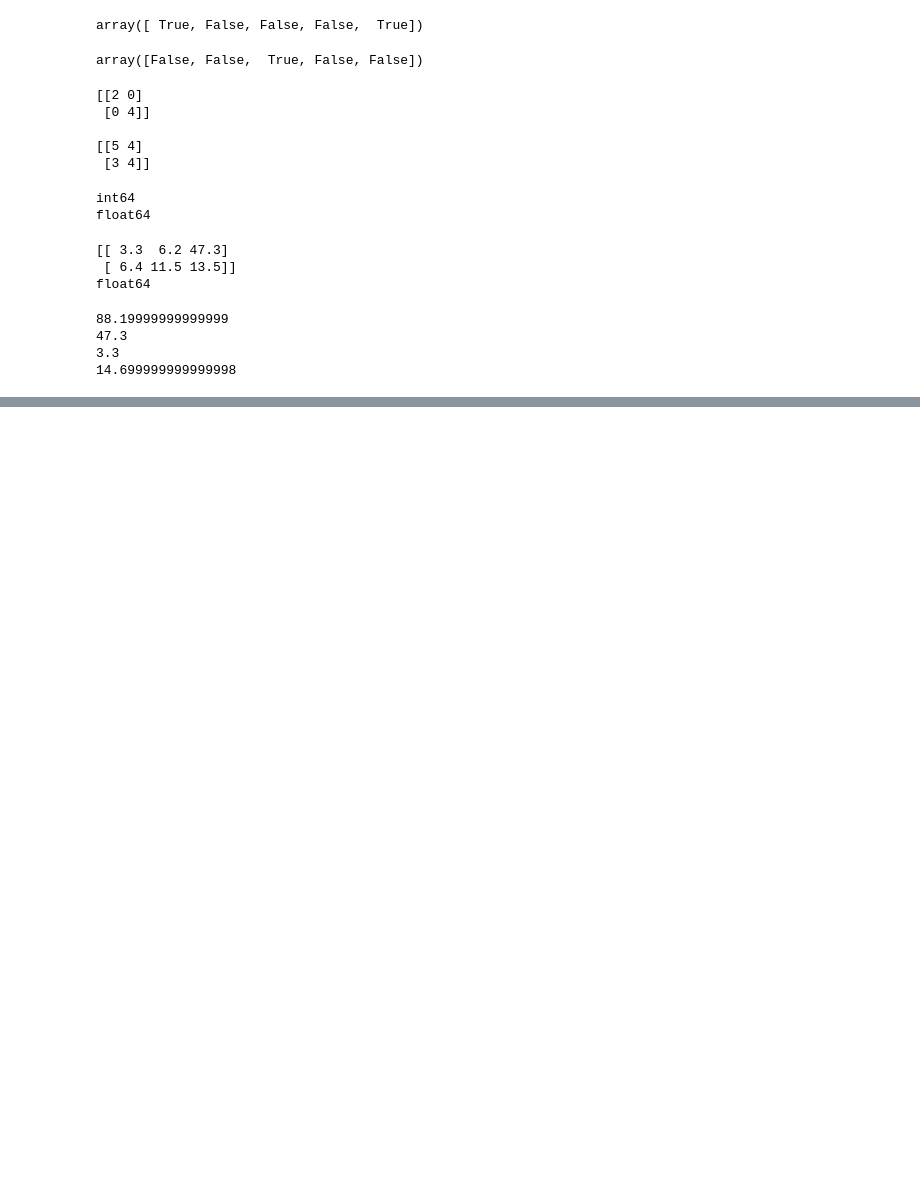
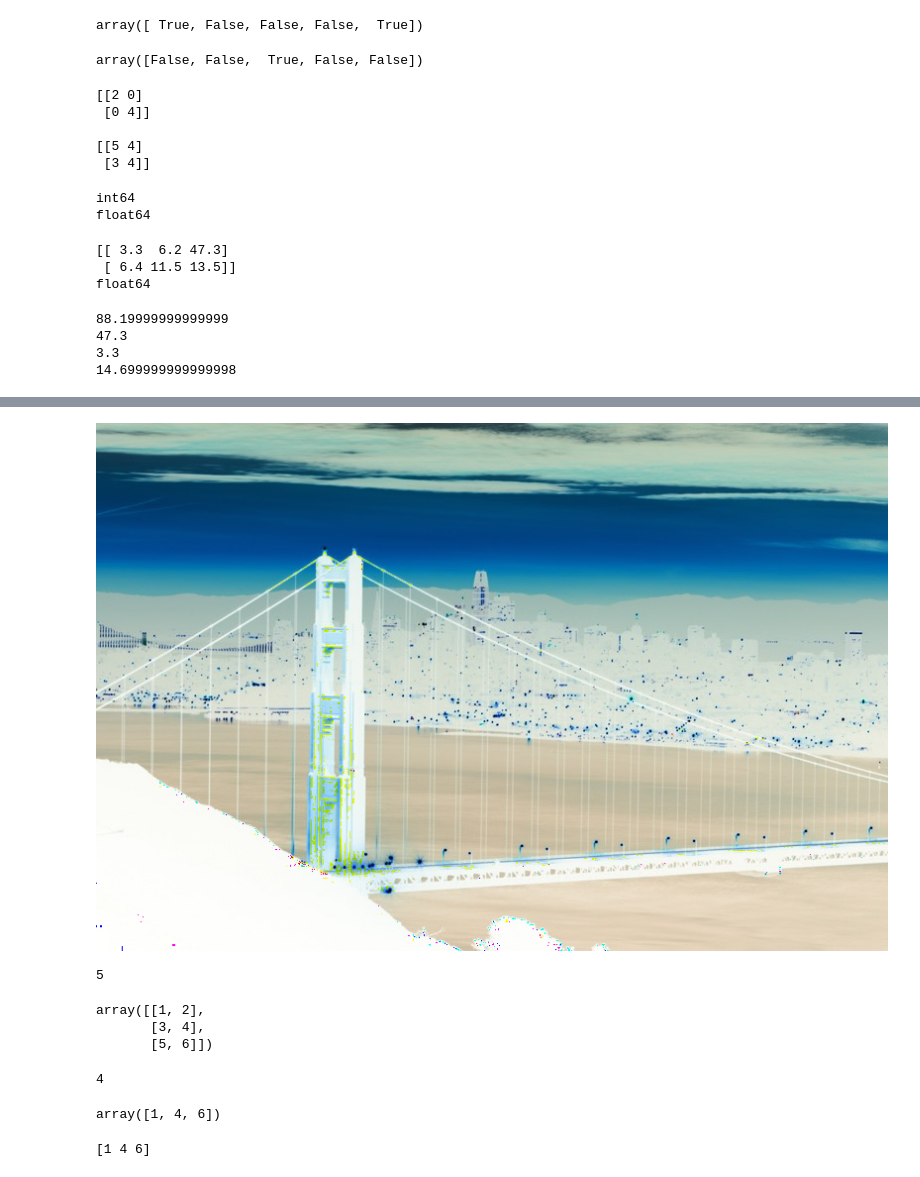
Before and after one commit to seemavora/MLandAiPractice, a Jupyter notebook: IntroDSPython/Week1/Numpy.ipynb, the cells around one changed output, grey strips where cells are left out. Cells and saved outputs as stored; diff of their text form; code cells hidden in the pictures; blank space fills up the shorter version.

Commit message:
Finishes Numpy Video

```diff
--- a/IntroDSPython/Week1/Numpy.ipynb
+++ b/IntroDSPython/Week1/Numpy.ipynb
@@ -139,0 +152,5 @@ print(b)
+# %%
+#now you can conver the image to an array
+array = np.array(im)
+print(array.shape)
+array
@@ -139,0 +176,8 @@ print(b)
+# %%
+#unint => the 8 means 8 bits per byte, so each value can be up to 255
+#0 = black, and 255 = white
+mask = np.full(array.shape, 0) #full fills the array of a certain size with a given val
+modifiedArr = array-mask
+modifiedArr = modifiedArr *-1
+modifiedArr = modifiedArr.astype(np.uint8)
+modifiedArr
@@ -139,0 +202,34 @@ print(b)
+# %%
+display(Image.fromarray(modifiedArr))
+# %% [output]
+[figure, added]
+# %%
+#numpy arrays are abstrations on top of data
+#INDEXING SLICING AND ITERATING
+
+#indexing:
+a = np.array([1,3,5,7])
+a[2]
+# %% [output]
+5
+# %%
+b = np.array([[1,2],[3,4],[5,6]])
+b
+# %% [output]
+array([[1, 2],
+       [3, 4],
+       [5, 6]])
+# %%
+b[1,1]
+# %% [output]
+4
+# %%
+#zipping in numpy : the following two ways are doing the exact 2 tasks in different waysw
+np.array([b[0,0],b[1,1],b[2,1]])
+# %% [output]
+array([1, 4, 6])
+# %%
+#same task using zipping
+print(b[[0,1,2],[0,1,1]])
+# %% [output]
+[1 4 6]
```
Also changed, not shown: parts of 18 cells of this notebook, 2 other files.
